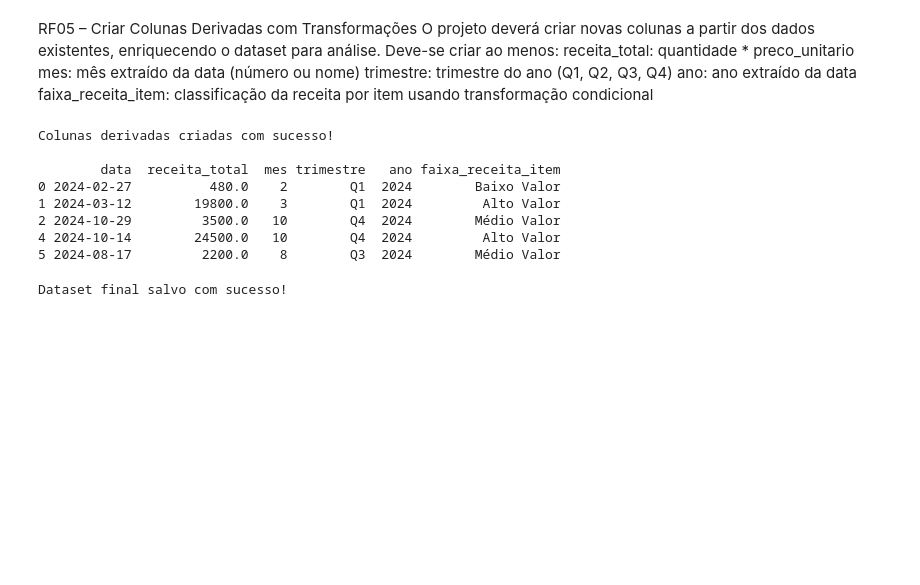
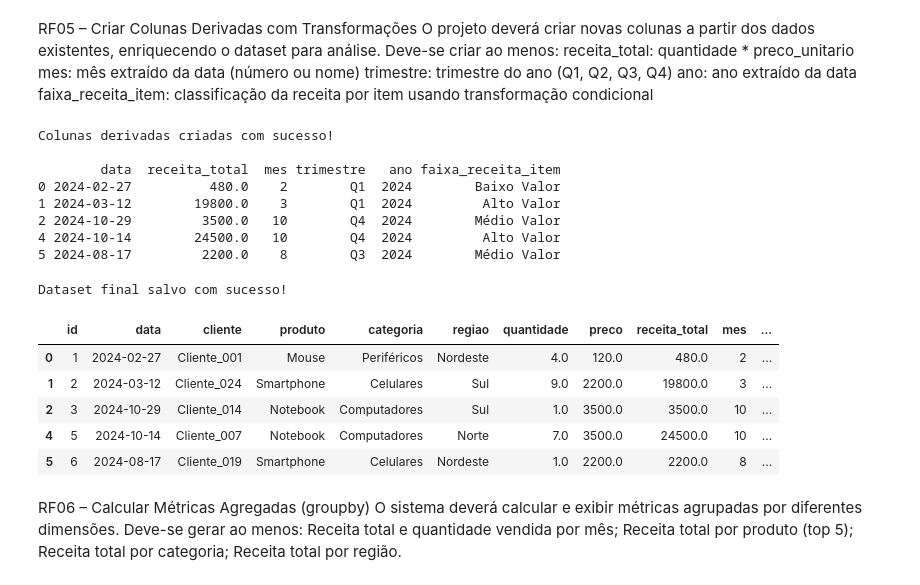
Before and after one commit to MarcioPaiano/SENAI-miniprojeto, a Jupyter notebook: notebook/dataview.ipynb, the cells around one changed output. Saved outputs shown, nothing was run; the diff lists cells and outputs as text; code cells hidden in the pictures; blank space fills up the shorter version.

```diff
--- a/notebook/dataview.ipynb
+++ b/notebook/dataview.ipynb
@@ -671,3 +671,20 @@ df_final.to_csv(
 print("Dataset final salvo com sucesso!")
 # %% [output]
 Dataset final salvo com sucesso!
+# %%
+#Visualizar as primeiras linhas do dataset final com as colunas derivadas
+(df_final.head())
+# %% [output]
+|  | id | data | cliente | produto | categoria | regiao | quantidade | preco | receita_total | mes | ... |
+| 0 | 1 | 2024-02-27 | Cliente_001 | Mouse | Periféricos | Nordeste | 4.0 | 120.0 | 480.0 | 2 | ... |
+| 1 | 2 | 2024-03-12 | Cliente_024 | Smartphone | Celulares | Sul | 9.0 | 2200.0 | 19800.0 | 3 | ... |
+| 2 | 3 | 2024-10-29 | Cliente_014 | Notebook | Computadores | Sul | 1.0 | 3500.0 | 3500.0 | 10 | ... |
+| 4 | 5 | 2024-10-14 | Cliente_007 | Notebook | Computadores | Norte | 7.0 | 3500.0 | 24500.0 | 10 | ... |
+| 5 | 6 | 2024-08-17 | Cliente_019 | Smartphone | Celulares | Nordeste | 1.0 | 2200.0 | 2200.0 | 8 | ... |
+# %% [markdown]
+RF06 – Calcular Métricas Agregadas (groupby)
+O sistema deverá calcular e exibir métricas agrupadas por diferentes dimensões. Deve-se gerar ao menos:
+Receita total e quantidade vendida por mês;
+Receita total por produto (top 5);
+Receita total por categoria;
+Receita total por região.
```
Also changed, not shown: parts of 3 cells of this notebook, 1 other file.
